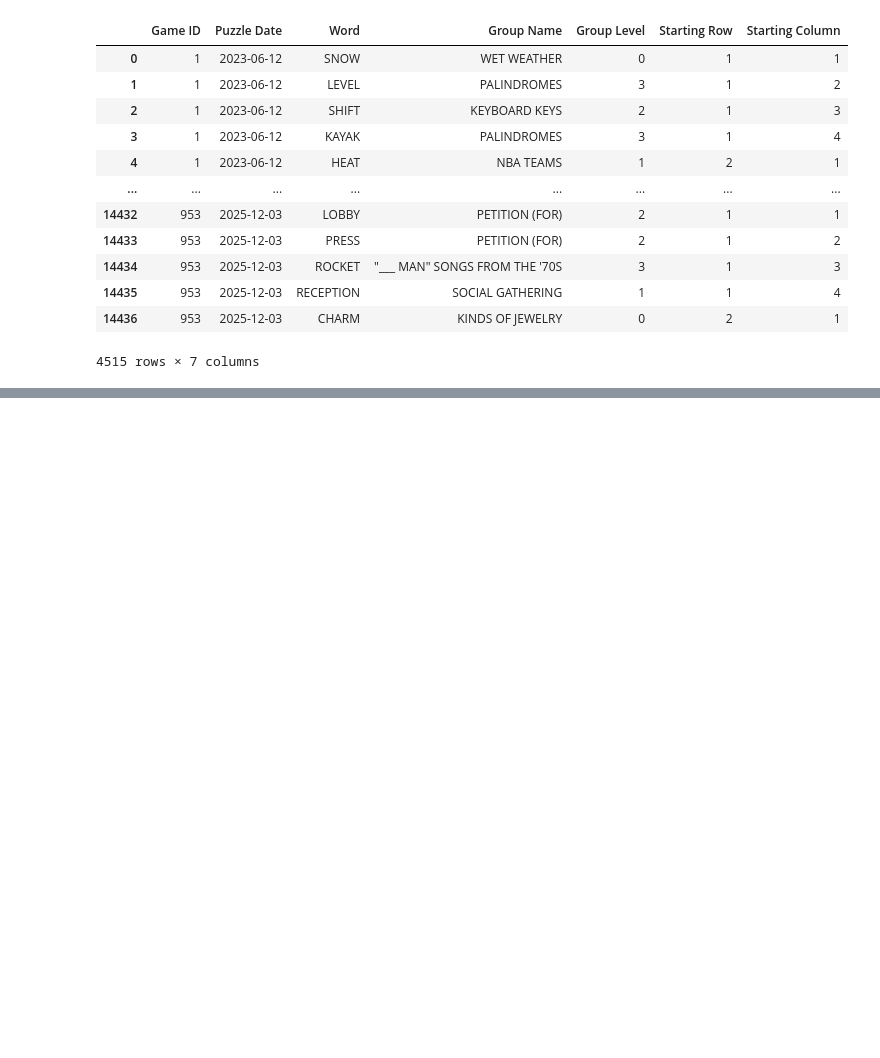
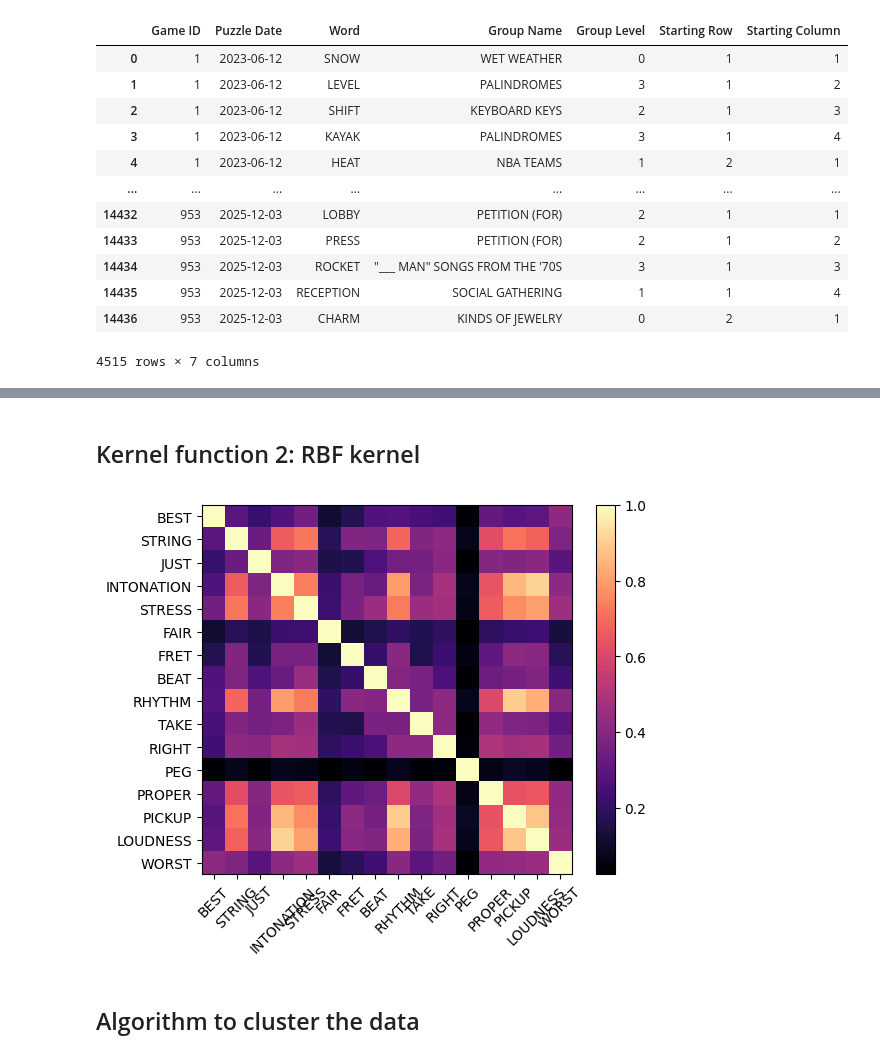
Before and after one commit to afjal4/neural-representations-drp, a Jupyter notebook: specific_connections_in_embeddings/Connections.ipynb, the cells around one changed output, grey strips where cells are left out. Drawn from its saved outputs; the diff is of its cells as text; code cells hidden in the pictures; blank space fills up the shorter version.

```diff
--- a/specific_connections_in_embeddings/Connections.ipynb
+++ b/specific_connections_in_embeddings/Connections.ipynb
@@ -68,0 +123,32 @@ array([-5.92583464e-03, -1.01487720e-02, -3.32951010e-03,  4.86306148e-03,
+# %% [markdown]
+## Kernel function 2: RBF kernel
+# %%
+def rbf_kernel_fn(x, y, gamma):
+    return np.exp(-gamma * np.linalg.norm(x - y)**2)
+
+def compute_gamma(words, model):
+    """
+    Compute gamma = 1 / median(||x_i - x_j||^2)
+    words: list of words
+    model: dict mapping word -> vector
+    """
+    vecs = np.stack([model[w] for w in words], axis=0)  # (N, d)
+    N = vecs.shape[0]
+
+    dists2 = []
+    for i in range(N):
+        for j in range(i + 1, N):
+            d2 = np.sum((vecs[i] - vecs[j]) ** 2)
+            dists2.append(d2)
+
+    median_dist2 = np.median(dists2)
+    gamma = 1.0 / (median_dist2 + 1e-12)
+
+    return gamma
+
+K2 = create_kernel_mat(words, rbf_kernel_fn, gamma=compute_gamma(words, model))
+plot_kernel_mat(K2, words)
+# %% [output]
+[figure, added]
+# %% [markdown]
+## Algorithm to cluster the data
```
Also changed, not shown: parts of 27 cells of this notebook.
